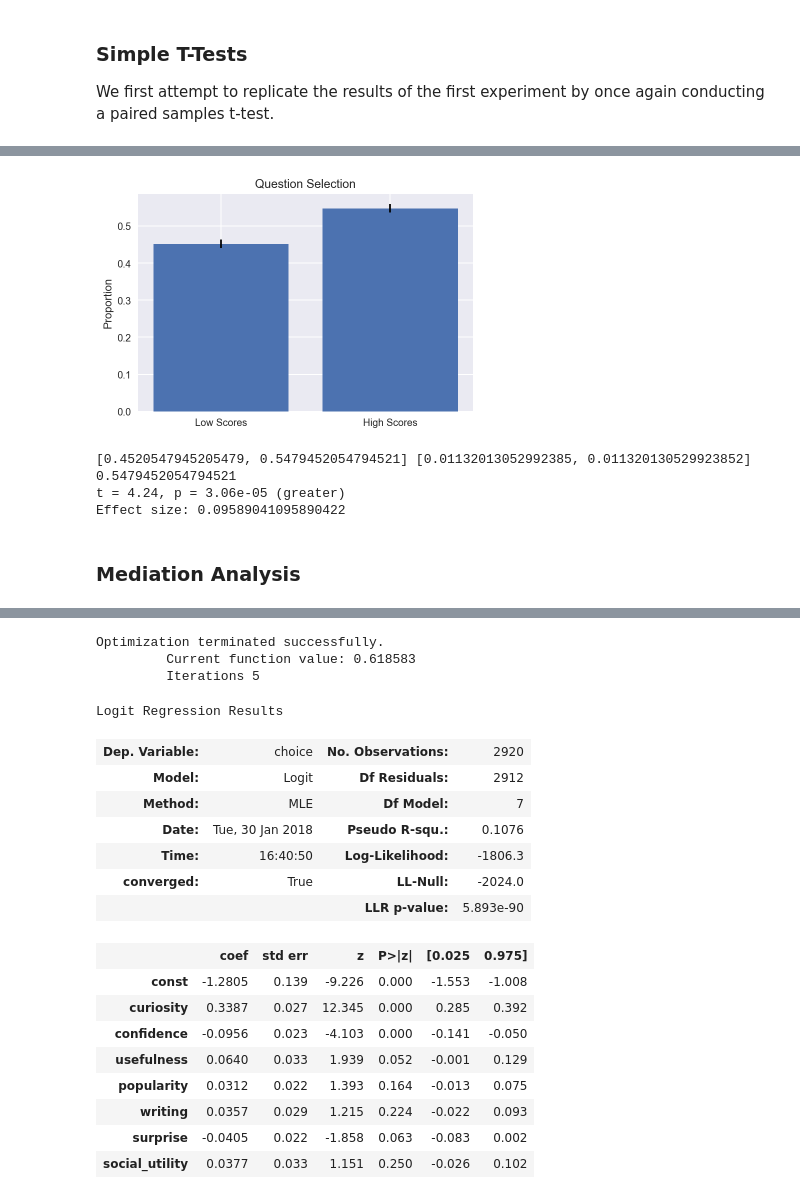
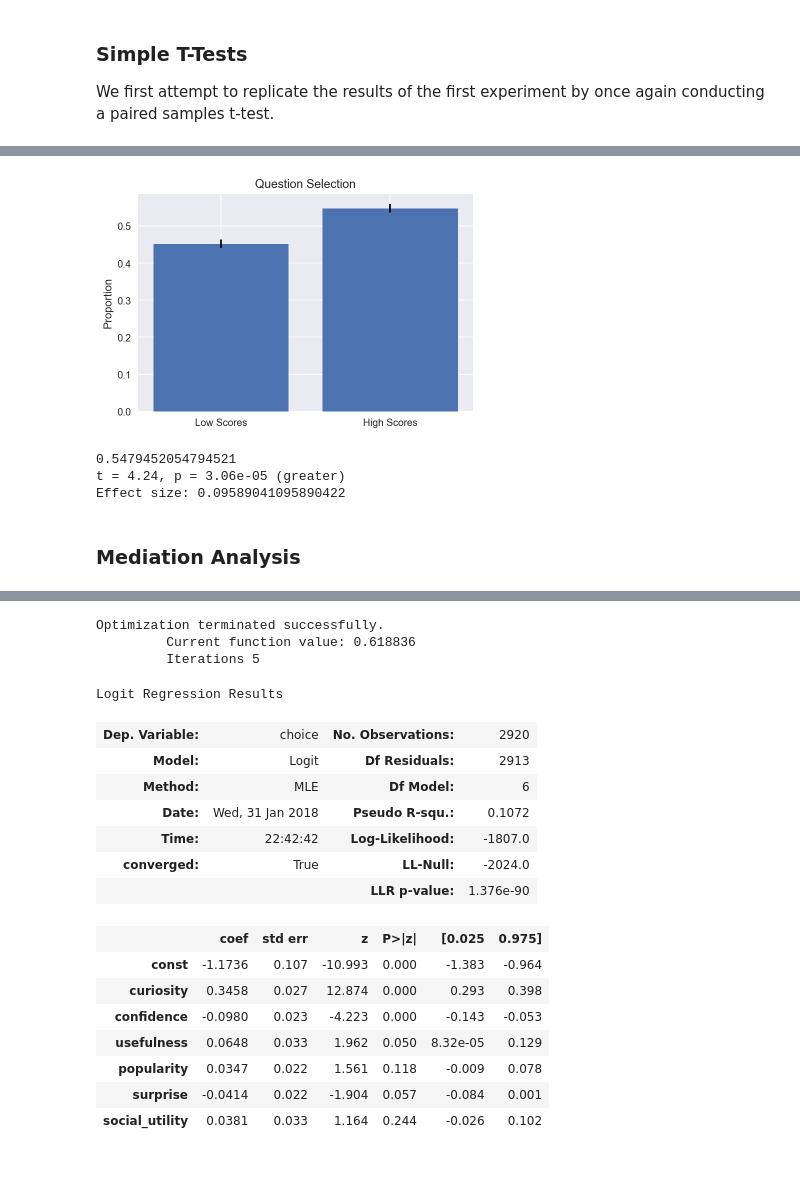
Before and after one commit to hermish/concepts-research, a Jupyter notebook: analysis/5-cogsci-paper/2-experiment-two.ipynb, the cells around one changed output, grey strips where cells are left out. Cells and saved outputs as stored; diff of their text form; code cells hidden in the pictures; blank space fills up the shorter version.

Commit message:
Complete analyses, compare effect sizes between experiments

```diff
--- a/analysis/5-cogsci-paper/2-experiment-two.ipynb
+++ b/analysis/5-cogsci-paper/2-experiment-two.ipynb
@@ -167,6 +161,8 @@ low_choice_labels = ['{}_choice'.format(q_label) for q_label in LOW_LABELS]
 high_choice_labels = ['{}_choice'.format(q_label) for q_label in HIGH_LABELS]
 low_choice_means = data[low_choice_labels].mean(axis=1)
 high_choice_means = data[high_choice_labels].mean(axis=1)
+data['low_choice'] = low_choice_means
+data['high_choice'] = high_choice_means
 low_mean = low_choice_means.mean()
 high_mean = high_choice_means.mean()
 
@@ -176,18 +172,11 @@ plotting.plot_single_bar(
     high_choice_means.std() / math.sqrt(sample_size)],
     **PLOTTING_OPTIONS)
 
-print(
-    [low_mean, high_mean],
-    [low_choice_means.std() / math.sqrt(sample_size),
-    high_choice_means.std() / math.sqrt(sample_size)],
-)
-
 print(high_choice_means.mean())
 print(describe.one_sample_t_test(high_choice_means, 0.5))
 print('Effect size: {}'.format(high_mean - low_mean))
 # %% [output]
 [figure]
-[0.4520547945205479, 0.5479452054794521] [0.01132013052992385, 0.011320130529923852]
 0.5479452054794521
 t = 4.24, p = 3.06e-05 (greater)
 Effect size: 0.09589041095890422
@@ -223,35 +212,37 @@ new_data.head()
 | 3 | 0.0 | 2.0 | 4.0 | 5.0 | 4.0 | 3.0 | 4.0 | 0 | 2.0 |
 | 4 | 0.0 | 3.0 | 4.0 | 2.0 | 1.0 | 3.0 | 4.0 | 0 | 3.0 |
 # %%
-input_columns = columns[1:8]
-X = new_data[input_columns]
+all_predictors = [
+    'curiosity', 'confidence', 'usefulness', 'popularity',
+    'surprise', 'social_utility'
+]
+X = new_data[all_predictors]
 y = new_data['choice']
 X = sm.add_constant(X)
 
 logit_model = sm.Logit(y, X)
 results = logit_model.fit()
 results.summary()
 # %% [output]
 Optimization terminated successfully.
-         Current function value: 0.618583
+         Current function value: 0.618836
          Iterations 5
 Logit Regression Results
 | Dep. Variable: | choice | No. Observations: | 2920 |
-| Model: | Logit | Df Residuals: | 2912 |
-| Method: | MLE | Df Model: | 7 |
-| Date: | Tue, 30 Jan 2018 | Pseudo R-squ.: | 0.1076 |
-| Time: | 16:40:50 | Log-Likelihood: | -1806.3 |
+| Model: | Logit | Df Residuals: | 2913 |
+| Method: | MLE | Df Model: | 6 |
+| Date: | Wed, 31 Jan 2018 | Pseudo R-squ.: | 0.1072 |
+| Time: | 22:42:42 | Log-Likelihood: | -1807.0 |
 | converged: | True | LL-Null: | -2024.0 |
-|  |  | LLR p-value: | 5.893e-90 |
+|  |  | LLR p-value: | 1.376e-90 |
 |  | coef | std err | z | P>|z| | [0.025 | 0.975] |
-| const | -1.2805 | 0.139 | -9.226 | 0.000 | -1.553 | -1.008 |
-| curiosity | 0.3387 | 0.027 | 12.345 | 0.000 | 0.285 | 0.392 |
-| confidence | -0.0956 | 0.023 | -4.103 | 0.000 | -0.141 | -0.050 |
-| usefulness | 0.0640 | 0.033 | 1.939 | 0.052 | -0.001 | 0.129 |
-| popularity | 0.0312 | 0.022 | 1.393 | 0.164 | -0.013 | 0.075 |
-| writing | 0.0357 | 0.029 | 1.215 | 0.224 | -0.022 | 0.093 |
-| surprise | -0.0405 | 0.022 | -1.858 | 0.063 | -0.083 | 0.002 |
-| social_utility | 0.0377 | 0.033 | 1.151 | 0.250 | -0.026 | 0.102 |
+| const | -1.1736 | 0.107 | -10.993 | 0.000 | -1.383 | -0.964 |
+| curiosity | 0.3458 | 0.027 | 12.874 | 0.000 | 0.293 | 0.398 |
+| confidence | -0.0980 | 0.023 | -4.223 | 0.000 | -0.143 | -0.053 |
+| usefulness | 0.0648 | 0.033 | 1.962 | 0.050 | 8.32e-05 | 0.129 |
+| popularity | 0.0347 | 0.022 | 1.561 | 0.118 | -0.009 | 0.078 |
+| surprise | -0.0414 | 0.022 | -1.904 | 0.057 | -0.084 | 0.001 |
+| social_utility | 0.0381 | 0.033 | 1.164 | 0.244 | -0.026 | 0.102 |
 # %%
 # Popularity
 X = new_data['popularity']
```
Also changed, not shown: parts of 8 cells of this notebook, 3 other files.
